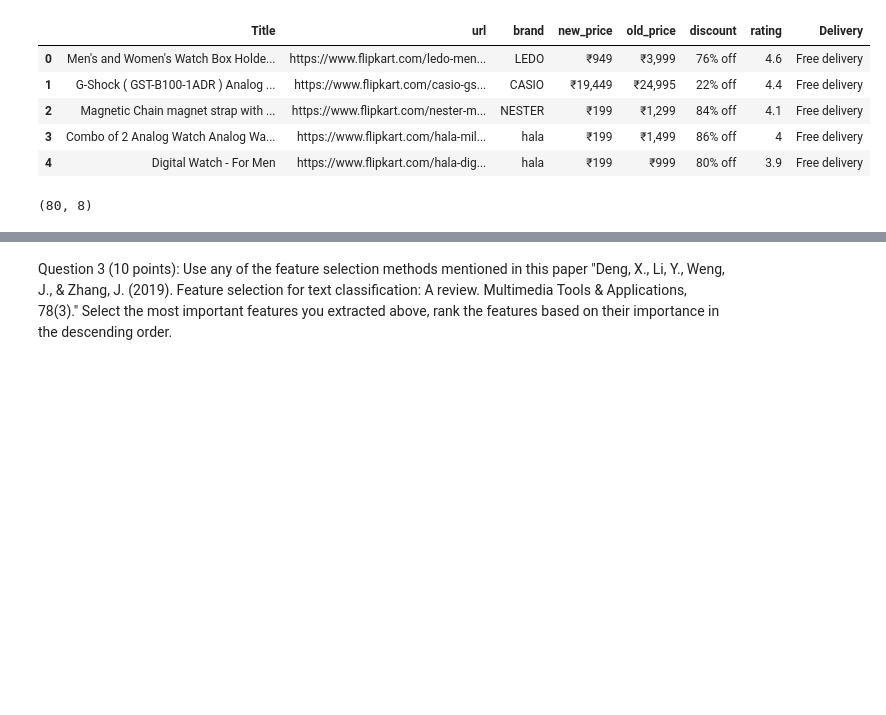
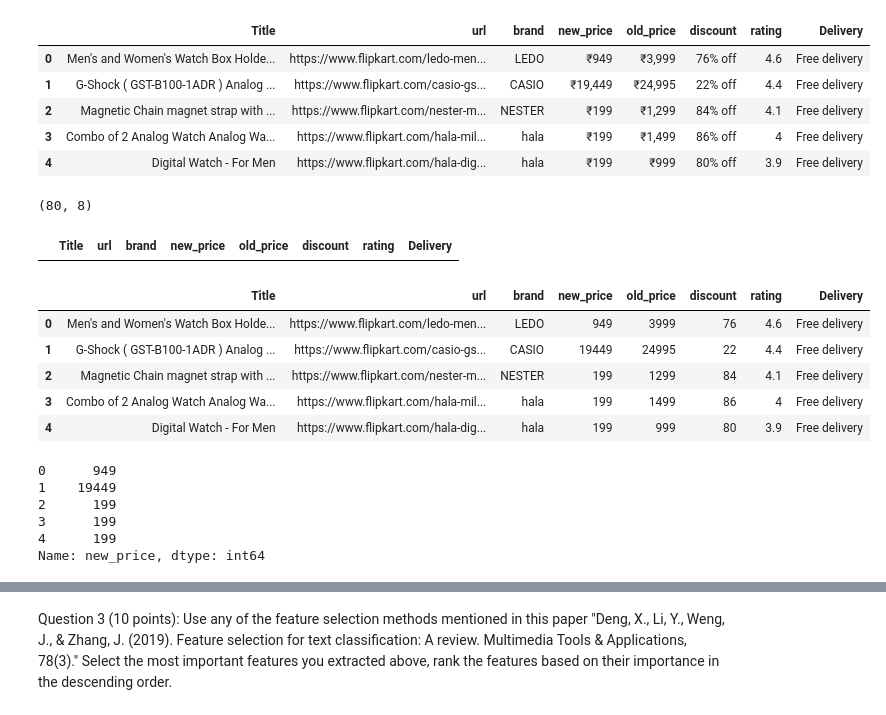
Before and after one commit to abhi147p/Abhishek_INFO5731_Spring2020, a Jupyter notebook: In_class_exercise_03_02282023.ipynb, the cells around one changed output, grey strips where cells are left out. Saved outputs shown, nothing was run; the diff lists cells and outputs as text; code cells hidden in the pictures; blank space fills up the shorter version.

```diff
--- a/In_class_exercise_03_02282023.ipynb
+++ b/In_class_exercise_03_02282023.ipynb
@@ -103,3 +103,34 @@ Processed 2 pages
 df.shape
 # %% [output]
 (80, 8)
+# %%
+df[df.rating=="No rating found"]
+# %% [output]
+|  | Title | url | brand | new_price | old_price | discount | rating | Delivery |
+# %%
+# converting str to numeric
+
+df['new_price'] = df['new_price'].str.replace(',', '').str[1:]
+df['old_price'] = df['old_price'].str.replace(',', '').str[1:]
+df['discount'] = v['discount'].str.replace("%","")
+for x in range(len(df)):
+  df.loc[x, "discount"] = df.loc[x, "discount"].split()[0].strip()
+
+df.head()
+# %% [output]
+|  | Title | url | brand | new_price | old_price | discount | rating | Delivery |
+| 0 | Men's and Women's Watch Box Holde... | https://www.flipkart.com/ledo-men... | LEDO | 949 | 3999 | 76 | 4.6 | Free delivery |
+| 1 | G-Shock ( GST-B100-1ADR ) Analog ... | https://www.flipkart.com/casio-gs... | CASIO | 19449 | 24995 | 22 | 4.4 | Free delivery |
+| 2 | Magnetic Chain magnet strap with ... | https://www.flipkart.com/nester-m... | NESTER | 199 | 1299 | 84 | 4.1 | Free delivery |
+| 3 | Combo of 2 Analog Watch Analog Wa... | https://www.flipkart.com/hala-mil... | hala | 199 | 1499 | 86 | 4 | Free delivery |
+| 4 | Digital Watch - For Men | https://www.flipkart.com/hala-dig... | hala | 199 | 999 | 80 | 3.9 | Free delivery |
+# %%
+df['new_price'] = df['new_price'].astype(int)
+df['new_price'].head()
+# %% [output]
+0      949
+1    19449
+2      199
+3      199
+4      199
+Name: new_price, dtype: int64
```
Also changed, not shown: parts of 5 cells of this notebook.
